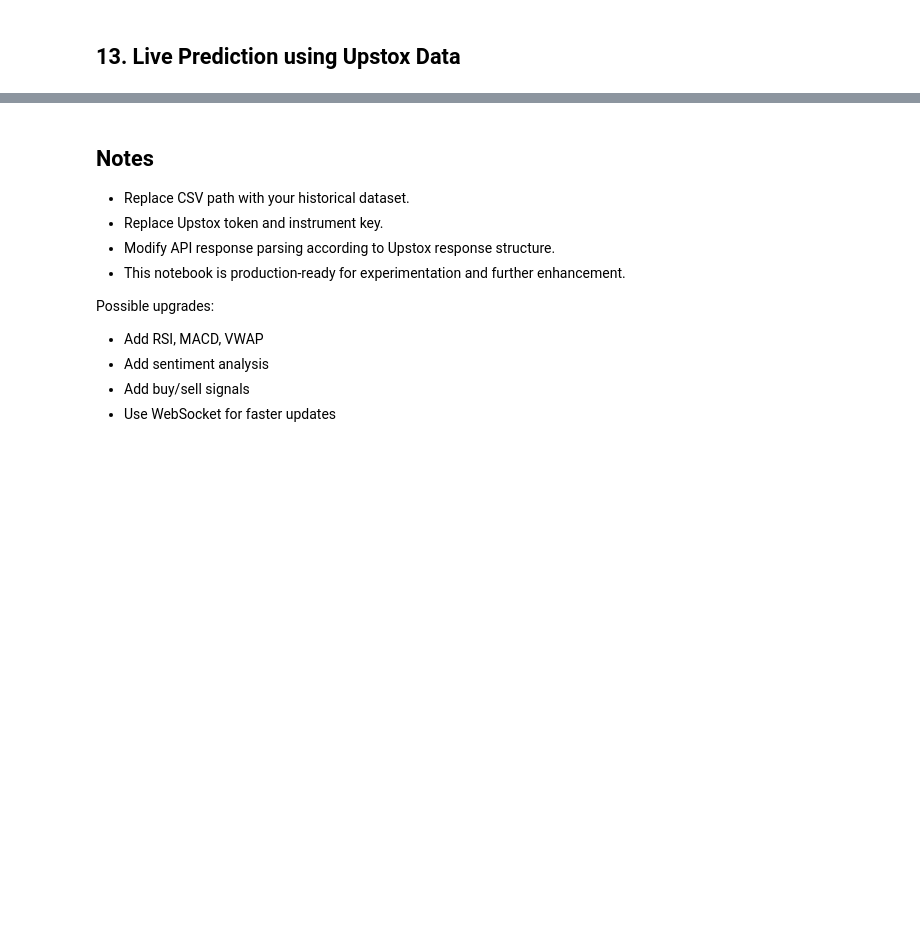
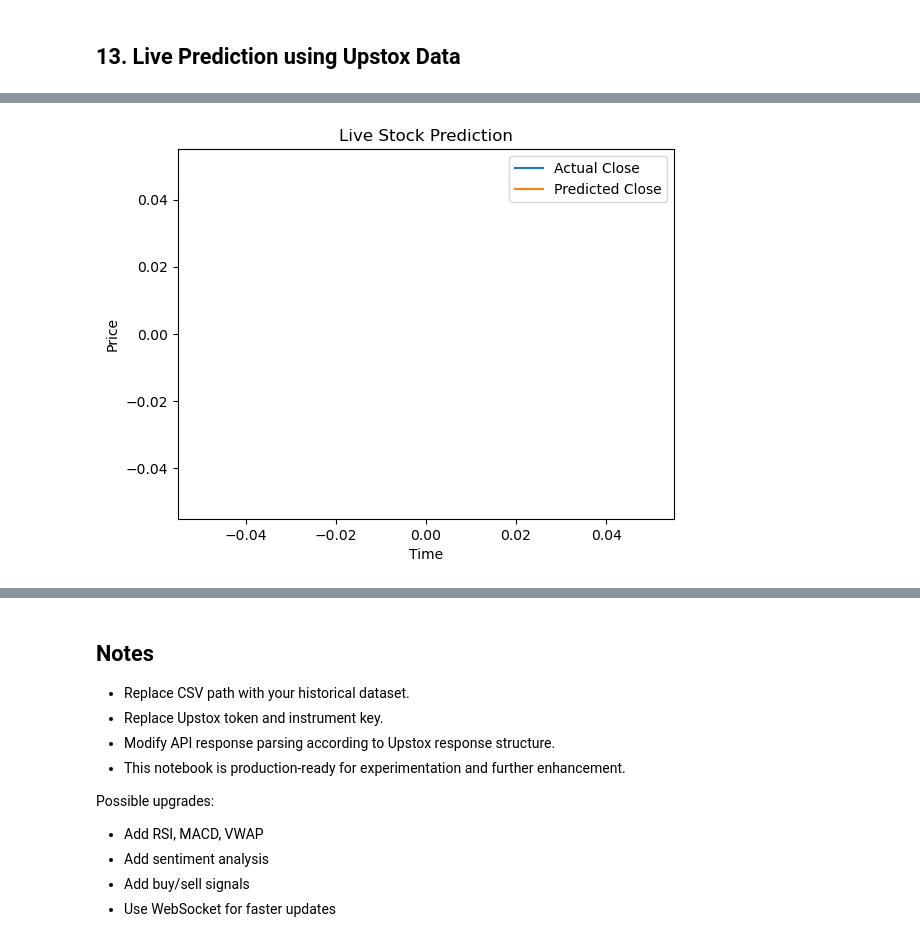
Before and after one commit to bapaidas2002/Projects, a Jupyter notebook: machineLearning/lstm_live_stock_prediction_upstox.ipynb, the cells around one changed output, grey strips where cells are left out. Drawn from its saved outputs; the diff is of its cells as text; code cells hidden in the pictures; blank space fills up the shorter version.

```diff
--- a/machineLearning/lstm_live_stock_prediction_upstox.ipynb
+++ b/machineLearning/lstm_live_stock_prediction_upstox.ipynb
@@ -264,7 +264,7 @@ INSTRUMENT_KEY = "NSE_EQ|INE002A01018"
 ## 13. Live Prediction using Upstox Data
 # %%
 import requests
-from datetime import datetime
+from datetime import datetime, timedelta
 
 model = load_model("lstm_live_stock_model.keras", compile=False)
 
@@ -272,64 +272,65 @@ actual_close_prices = []
 predicted_close_prices = []
 timestamps = []
 
-def get_live_data():
+def get_recent_live_candles(days=7):
+    today = datetime.now().date()
+    end_date = today
+    start_date = end_date - timedelta(days=days)
+    url = (
+        f"https://api.upstox.com/v2/historical-candle/{INSTRUMENT_KEY}/1minute/"
+        f"{end_date.isoformat()}/{start_date.isoformat()}"
+    )
+    headers = {"Authorization": f"Bearer {ACCESS_TOKEN}"}
+    response = requests.get(url, headers=headers, timeout=30)
+    if response.status_code != 200:
+        raise RuntimeError(f"Live data fetch failed: {response.status_code} {response.text}")
+    data = response.json()
+    if data.get("status") != "success":
+        raise RuntimeError(f"Unexpected live data response: {data}")
+    candles = data["data"].get("candles") or []
+    if not candles:
+        raise RuntimeError("No recent candle data available from Upstox.")
+    df_live = pd.DataFrame(candles, columns=["time", "open", "high", "low", "close", "volume", "oi"])
+    df_live["time"] = pd.to_datetime(df_live["time"])
+    df_live = df_live.sort_values("time")
+    return df_live
 
-    url = f"https://api.upstox.com/v2/market-quote/ohlc?instrument_key={INSTRUMENT_KEY}&interval=1minute"
+def build_live_window(df_live, window=60):
+    if len(df_live) < window:
+        raise RuntimeError(f"Not enough live candle rows: {len(df_live)} < {window}")
+    rolling_df = df_live.tail(window).copy()
+    X_live = scaler.transform(rolling_df[["open", "high", "low", "close", "volume", "oi"]])
+    X_live = np.reshape(X_live, (1, window, X_live.shape[1]))
+    return rolling_df, X_live
 
-    headers = {
-        "Authorization": f"Bearer {ACCESS_TOKEN}"
-    }
+for _ in range(5):
+    try:
+        live_df = get_recent_live_candles(days=7)
+        rolling_df, X_live = build_live_window(live_df, window=60)
+        pred = model.predict(X_live)
 
-    response = requests.get(url, headers=headers)
+        latest_actual_close = rolling_df.iloc[-1]["close"]
+        predicted_close_scaled = pred[0, 1]
 
-    return response.json()
+        dummy_close = np.zeros((1, scaler.n_features_in_))
+        dummy_close[0, 3] = predicted_close_scaled
+        predicted_close = scaler.inverse_transform(dummy_close)[0, 3]
 
-for _ in range(5):  # Runs for 5 minutes
+        actual_close_prices.append(latest_actual_close)
+        predicted_close_prices.append(predicted_close)
+        timestamps.append(datetime.now())
 
-    try:
+        print(f"Actual close: {latest_actual_close}, Predicted close: {predicted_close}")
 
-        live_data = get_live_data()
-
-        print(live_data)
-
-        # Modify parsing based on actual API response
-        # Extract OHLCV here
-
-        # Example placeholder:
-        # latest_candle = ...
-
-        # Append into rolling dataframe
-        # Ensure last 60 rows are maintained
-
-        # Example:
-        # rolling_df = rolling_df.tail(60)
-
-        # Scale latest 60 candles
-        # X_live = scaler.transform(rolling_df)
-        # X_live = np.reshape(X_live, (1,60,5))
-
-        # Predict
-        # pred = model.predict(X_live)
-
-        # Store values
-        # actual_close_prices.append(actual_close)
-        # predicted_close_prices.append(predicted_close)
-        # timestamps.append(datetime.now())
-
-        # Plot
         plt.clf()
-
         plt.plot(actual_close_prices, label='Actual Close')
         plt.plot(predicted_close_prices, label='Predicted Close')
-
         plt.title("Live Stock Prediction")
         plt.xlabel("Time")
         plt.ylabel("Price")
         plt.legend()
-
         plt.pause(1)
-
         time.sleep(60)
-
     except Exception as e:
         print("Error:", e)
+# %% [output]
@@ -335,0 +338 @@ for _ in range(5):  # Runs for 5 minutes
+[figure, added]
```
Also changed, not shown: parts of 5 cells of this notebook, 5 other files.
